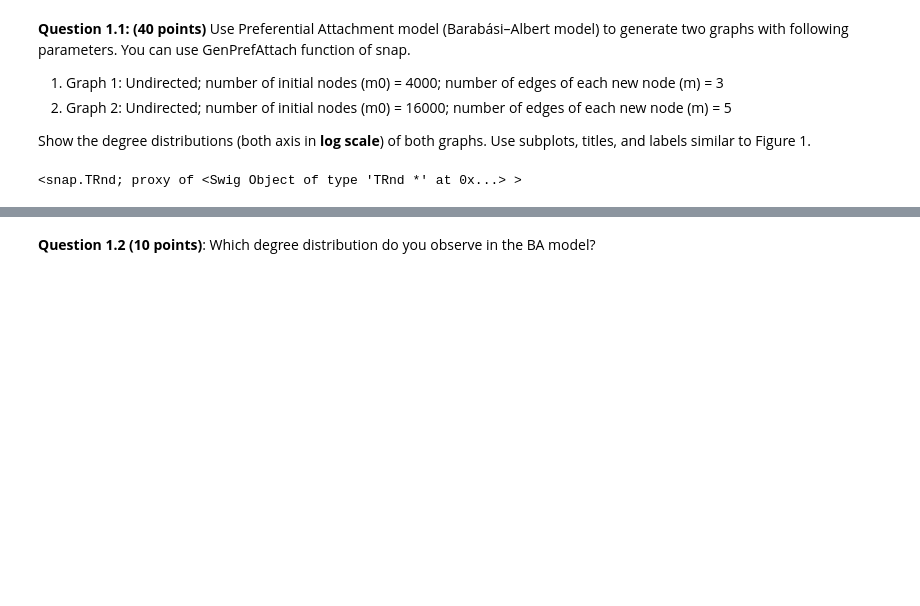
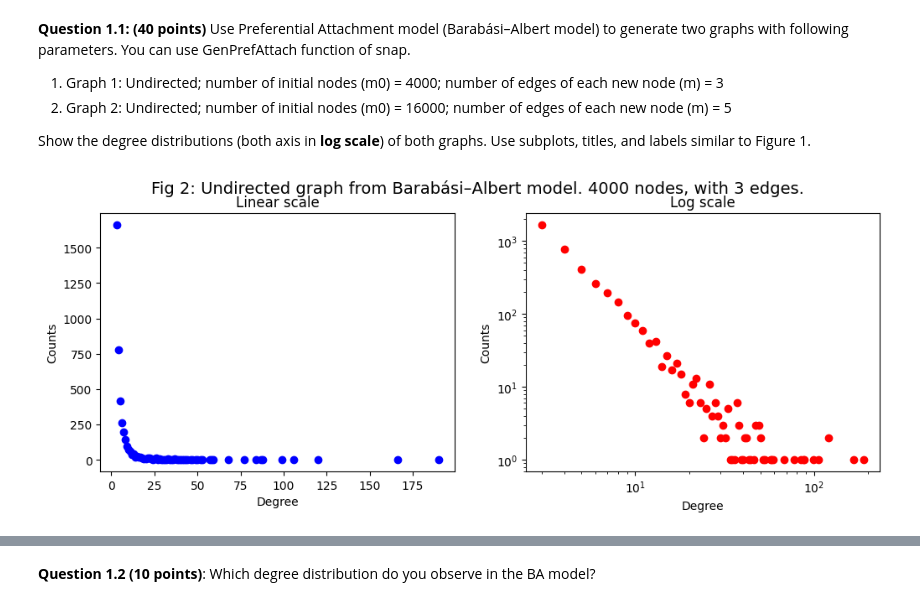
Before and after one commit to CarsonFox/Graph-ML, a Jupyter notebook: Assignment 2.ipynb, the cells around one changed output, grey strips where cells are left out. Drawn from its saved outputs; the diff is of its cells as text; code cells hidden in the pictures; blank space fills up the shorter version.

Commit message:
Graph generation

```diff
--- a/Assignment 2.ipynb
+++ b/Assignment 2.ipynb
@@ -61,8 +61,11 @@ plot_degree_counts(UGraph, 1, "Fig 1: Undirected graph by ER model: numNodes= 10
 2.   Graph 2: Undirected; number of initial nodes (m0) = 16000; number of edges of each new node (m) = 5
 
 Show the degree distributions (both axis in **log scale**) of both graphs. Use subplots, titles, and labels similar to Figure 1.
-# %%
-snap.TRnd()
-#INSERT CODE HERE
-# %% [output]
-<snap.TRnd; proxy of <Swig Object of type 'TRnd *' at 0x...> >
+# %%
+snap.TRnd()
+
+m0, m = 4000, 3
+PA_graph = snap.GenPrefAttach(m0, m)
+plot_degree_counts(PA_graph, 2, f"Fig 2: Undirected graph from Barabási–Albert model. {m0} nodes, with {m} edges.")
+# %% [output]
+[figure, added]
```
Also changed, not shown: parts of 4 cells of this notebook.
